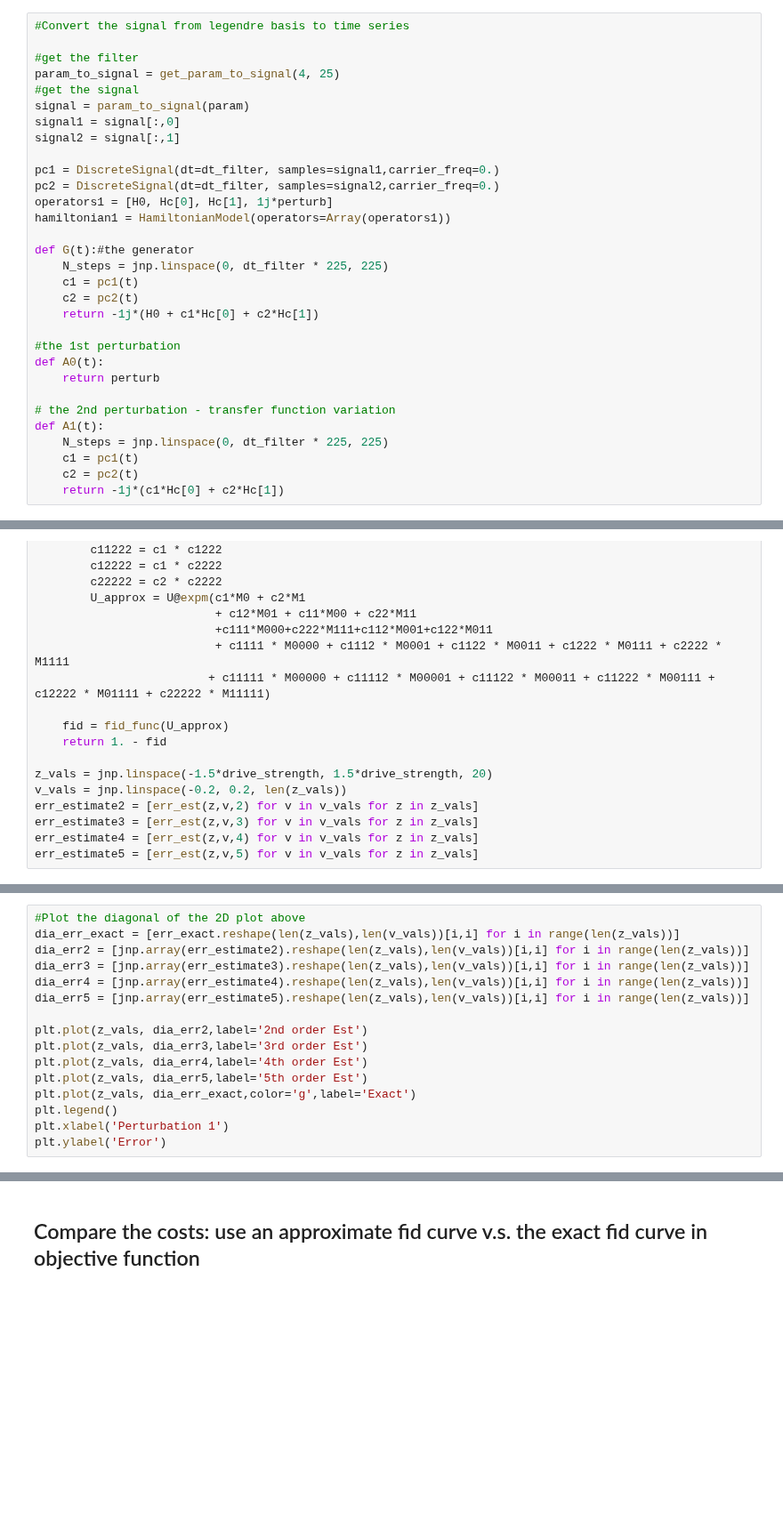
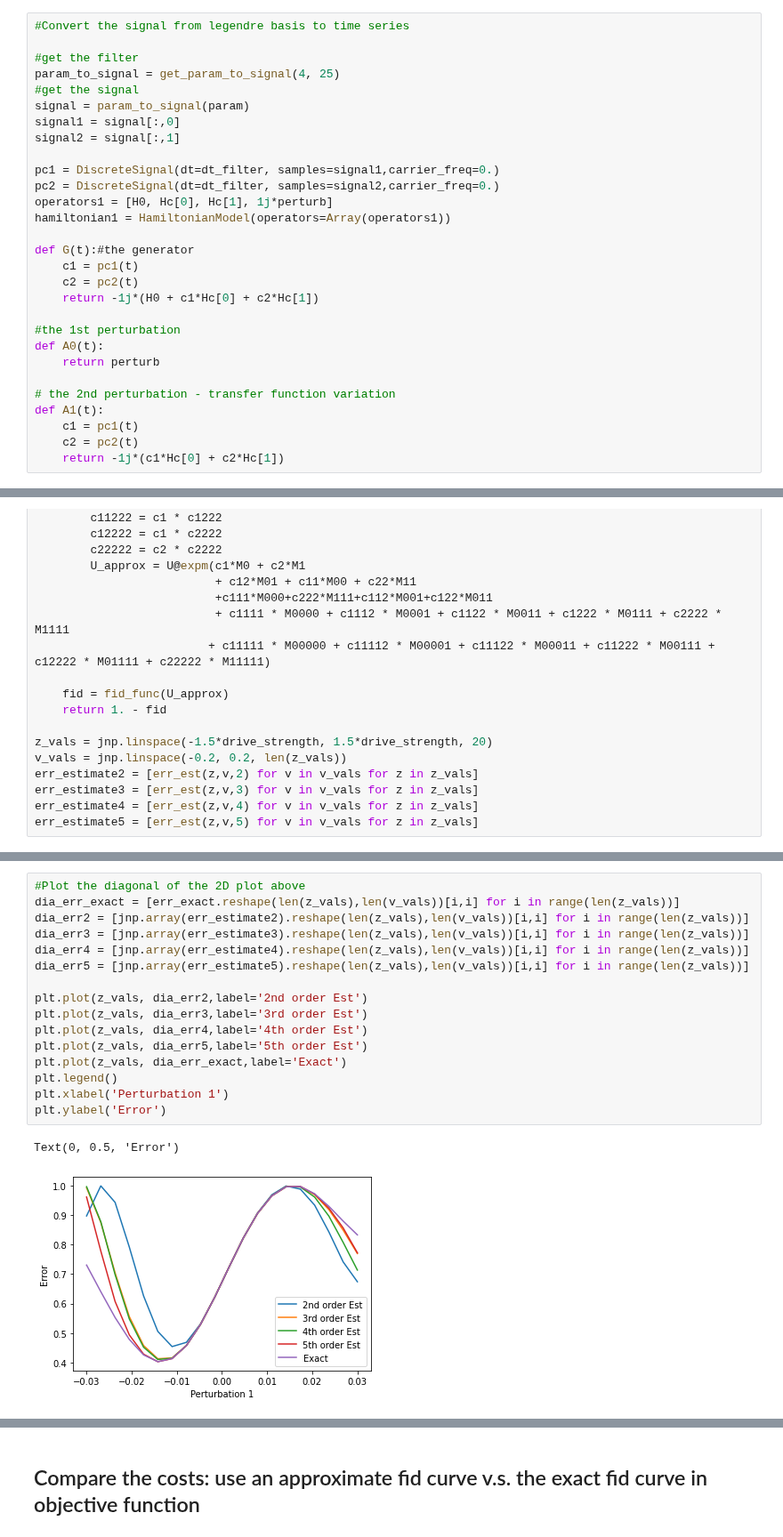
Before and after one commit to DanPuzzuoli/multivariable_dyson_magnus, a Jupyter notebook: magnus_qoc.ipynb, the cells around one changed output, grey strips where cells are left out. Shown at 89% size. Cells and saved outputs as stored; diff of their text form; blank space fills up the shorter version.

```diff
--- a/magnus_qoc.ipynb
+++ b/magnus_qoc.ipynb
@@ -116,7 +116,6 @@ operators1 = [H0, Hc[0], Hc[1], 1j*perturb]
 hamiltonian1 = HamiltonianModel(operators=Array(operators1))
 
 def G(t):#the generator
-    N_steps = jnp.linspace(0, dt_filter * 225, 225)
     c1 = pc1(t)
     c2 = pc2(t)
     return -1j*(H0 + c1*Hc[0] + c2*Hc[1])
@@ -127,7 +126,6 @@ def A0(t):
 
 # the 2nd perturbation - transfer function variation
 def A1(t):
-    N_steps = jnp.linspace(0, dt_filter * 225, 225)
     c1 = pc1(t)
     c2 = pc2(t)
     return -1j*(c1*Hc[0] + c2*Hc[1])
@@ -269,19 +266,22 @@ plt.show()
 # %%
 #Plot the diagonal of the 2D plot above
 dia_err_exact = [err_exact.reshape(len(z_vals),len(v_vals))[i,i] for i in range(len(z_vals))]
 dia_err2 = [jnp.array(err_estimate2).reshape(len(z_vals),len(v_vals))[i,i] for i in range(len(z_vals))]
 dia_err3 = [jnp.array(err_estimate3).reshape(len(z_vals),len(v_vals))[i,i] for i in range(len(z_vals))]
 dia_err4 = [jnp.array(err_estimate4).reshape(len(z_vals),len(v_vals))[i,i] for i in range(len(z_vals))]
 dia_err5 = [jnp.array(err_estimate5).reshape(len(z_vals),len(v_vals))[i,i] for i in range(len(z_vals))]
 
 plt.plot(z_vals, dia_err2,label='2nd order Est')
 plt.plot(z_vals, dia_err3,label='3rd order Est')
 plt.plot(z_vals, dia_err4,label='4th order Est')
 plt.plot(z_vals, dia_err5,label='5th order Est')
-plt.plot(z_vals, dia_err_exact,color='g',label='Exact')
+plt.plot(z_vals, dia_err_exact,label='Exact')
 plt.legend()
 plt.xlabel('Perturbation 1')
 plt.ylabel('Error')
+# %% [output]
+Text(0, 0.5, 'Error')
+[figure, added]
 # %%
 #Plot variation along vertical
 col = 15
```
Also changed, not shown: parts of 9 cells of this notebook.
